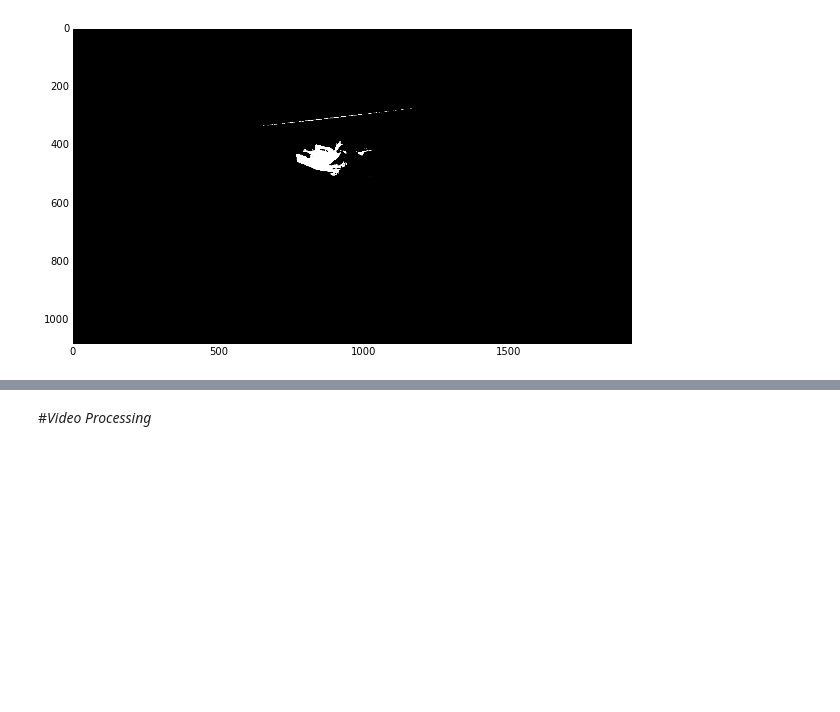
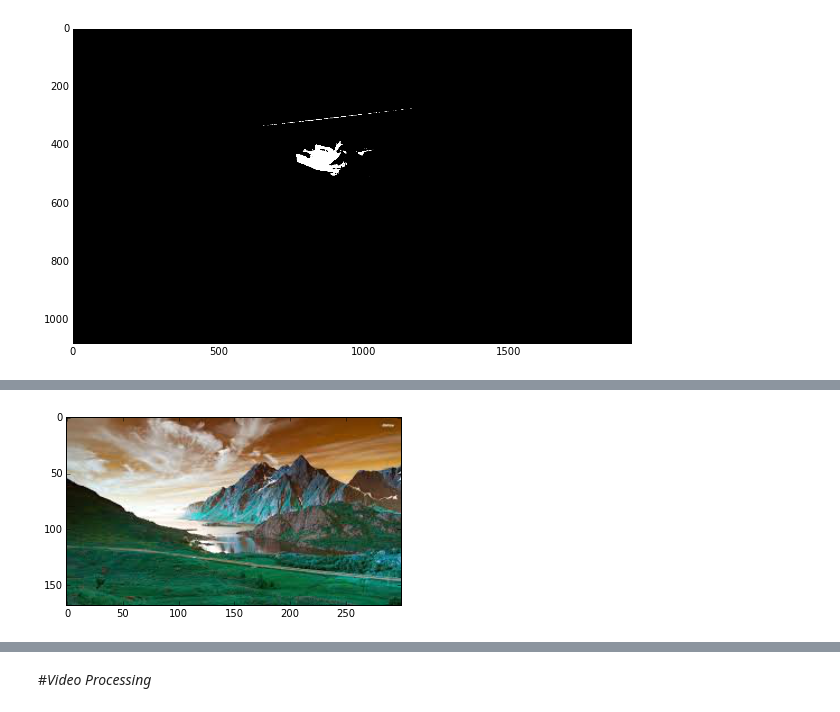
Before and after one commit to pearsonlab/cv-testing, a Jupyter notebook: find-screen.ipynb, the cells around one changed output, grey strips where cells are left out. Saved outputs shown, nothing was run; the diff lists cells and outputs as text; code cells hidden in the pictures; blank space fills up the shorter version.

```diff
--- a/find-screen.ipynb
+++ b/find-screen.ipynb
@@ -170,0 +179,7 @@ plt.imshow(bw_img, cmap='gray');
+# %%
+temp = cv2.imread('images/display/1.jpeg')
+ratio = (temp.shape[1]/temp.shape[0])/(16/9)
+temp = cv2.resize(temp, (temp.shape[1], int(temp.shape[0]*ratio)))
+plt.imshow(temp);
+# %% [output]
+[figure, added]
```
Also changed, not shown: parts of 8 cells of this notebook.
